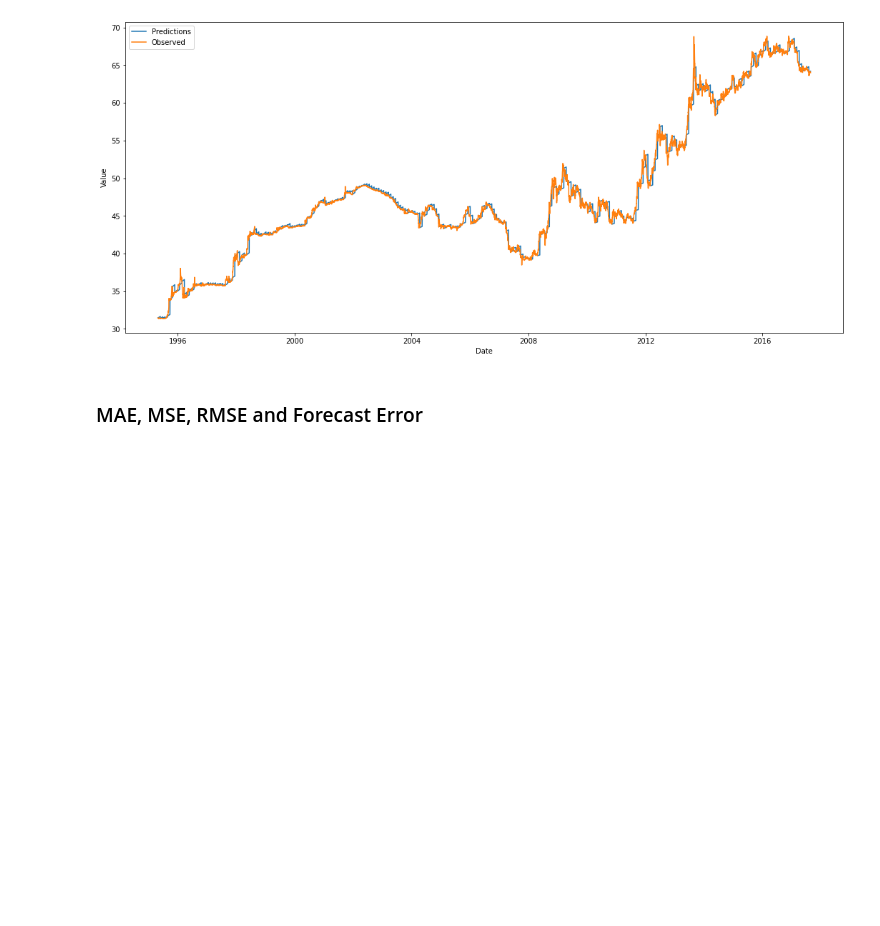
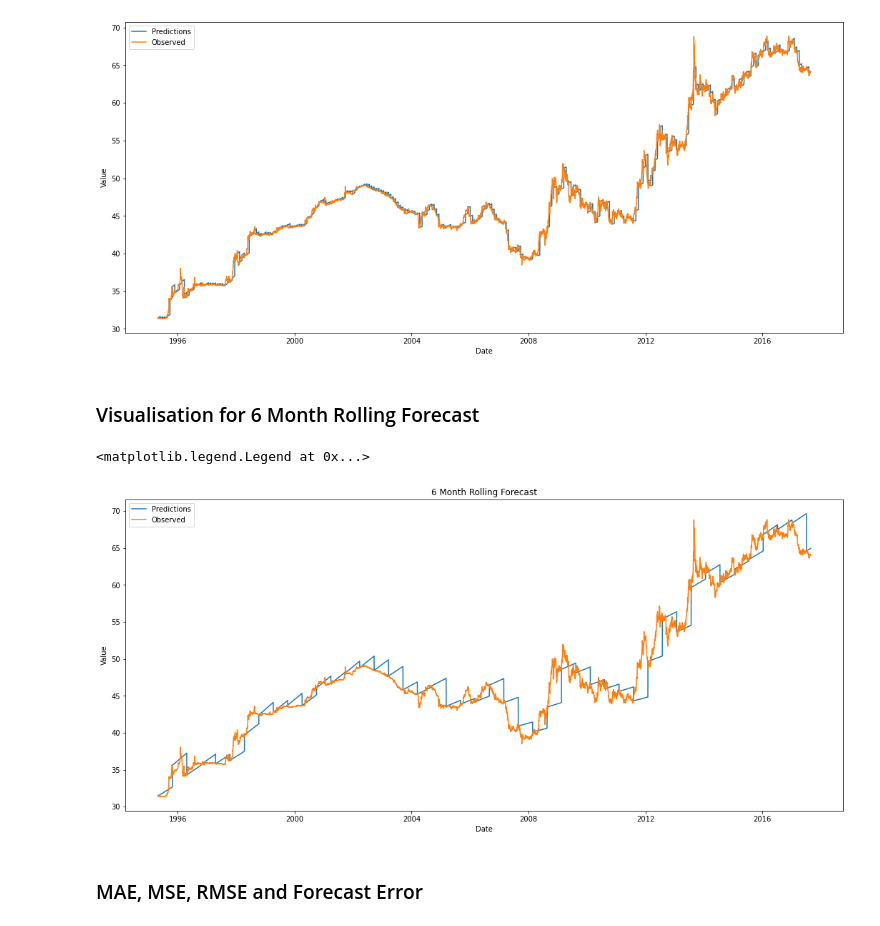
Before and after one commit to Mukesh-BR/Currency-Prediction-ACM, a Jupyter notebook: Time_Series_Analysis.ipynb, the cells around one changed output. Drawn from its saved outputs; the diff is of its cells as text; code cells hidden in the pictures; blank space fills up the shorter version.

Commit message:
6 month rolling forecast

```diff
--- a/Time_Series_Analysis.ipynb
+++ b/Time_Series_Analysis.ipynb
@@ -403,0 +406,27 @@ for i in range(len(test_data)):
+# %%
+def StartARIMAForecasting(Data, P, D, Q):
+    model = sm.tsa.statespace.SARIMAX(Data,
+                                order=(P, D, Q),
+                                enforce_stationarity=False,
+                                enforce_invertibility=False)
+
+    model_fit = model.fit(disp=0)
+    prediction = model_fit.forecast()[0]
+    return prediction
+# %%
+true_rolling_history_6m = [x for x in train_data]
+rolling_history_6m = [x for x in train_data]
+rolling_predictions_6m = list()
+# %%
+for i in range(len(test_data)):
+    # predict
+    yhat = StartARIMAForecasting(rolling_history_6m,1,0,2)
+    rolling_predictions_6m.append(yhat)
+    # observation
+    obs = test_data[i]
+    if (i%180 != 0):
+        rolling_history_6m.append(yhat)
+    else:
+        rolling_history_6m = true_rolling_history_6m.copy()
+    true_rolling_history_6m.append(obs)
+    print('>Predicted=%f, Expected=%f' % (yhat, obs))
@@ -430,6 +519,19 @@ plt.legend()
 # %% [output]
 <matplotlib.legend.Legend at 0x...>
 [figure]
+# %% [markdown]
+### Visualisation for 6 Month Rolling Forecast
+# %%
+plt.plot(test_dates[:len(rolling_predictions_6m)],rolling_predictions_6m,label='Predictions')
+plt.plot(test_dates[:len(true_rolling_history_6m)],true_rolling_history_6m[len(train_data):],label='Observed')
+#plt.plot(all_dates,true_rolling_history)
+plt.xlabel('Date')
+plt.ylabel('Value')
+plt.title('6 Month Rolling Forecast')
+plt.legend()
+# %% [output]
+<matplotlib.legend.Legend at 0x...>
+[figure, added]
 # %% [markdown]
 ### MAE, MSE, RMSE and Forecast Error
 # %%
```
Also changed, not shown: parts of 9 cells of this notebook.
